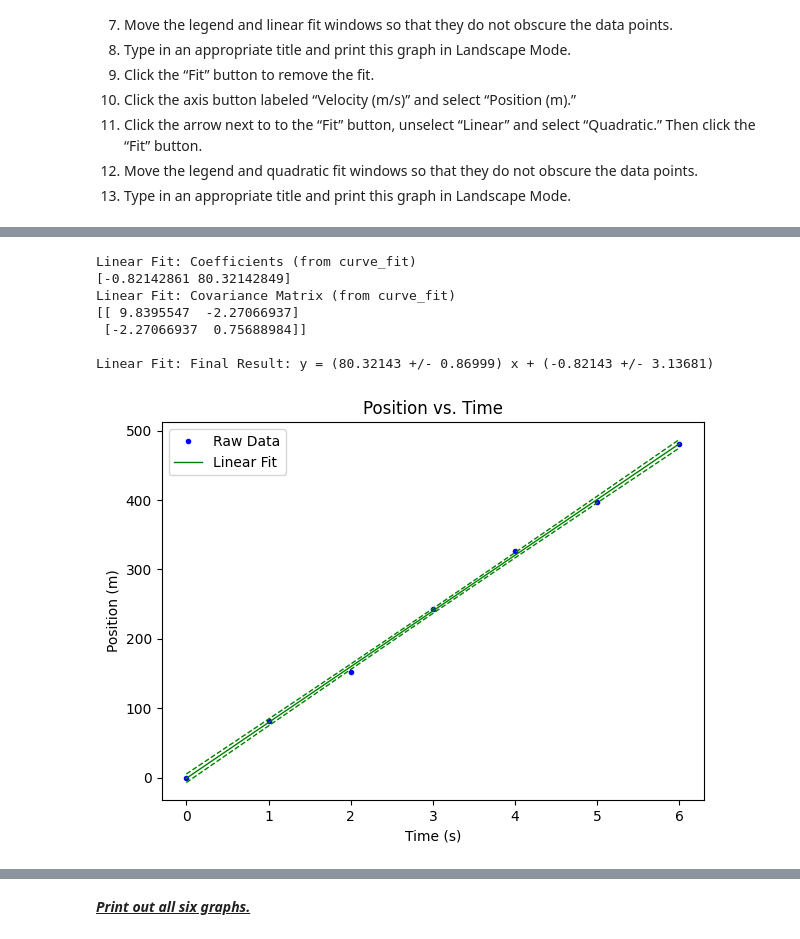
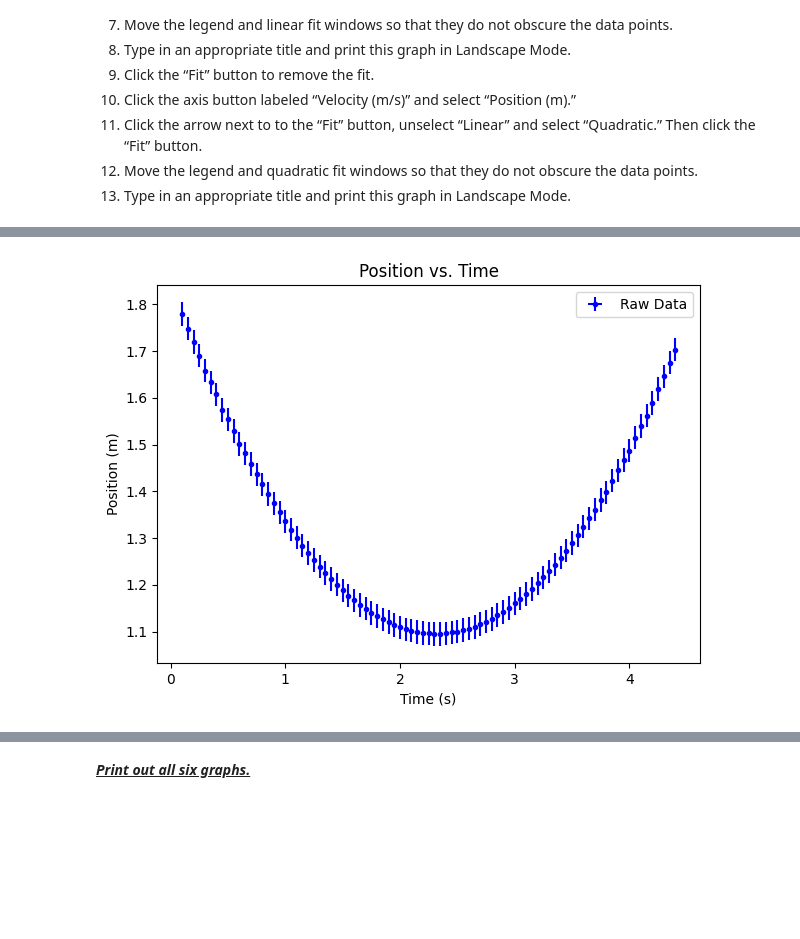
Before and after one commit to nmack21/PhysicsLabs, a Jupyter notebook: PHYS201/Lab2.ipynb, the cells around one changed output, grey strips where cells are left out. Cells and saved outputs as stored; diff of their text form; code cells hidden in the pictures; blank space fills up the shorter version.

```diff
--- a/PHYS201/Lab2.ipynb
+++ b/PHYS201/Lab2.ipynb
@@ -520,54 +520,39 @@ Section 3: Final Result: y = (-0.00352 +/- 0.00317) x + (-0.85480 +/- 0.13620)
 # %%
 # Position vs. Time Graph (accelerated)
 
-# Reads the name of the csv file and gets the data
-df = pd.read_csv("./ExampleFiles/Position vs Time test.csv")
-
-# Prints information about the file
-#df.info()
-
-print("")
-
 # Defines the x and y values
-time = df.filter(['Time (s)'], axis=1).dropna()
-position = df.filter(['Position (m)'], axis=1).dropna()
+time = df.filter(['Time (s) Run #1'], axis=1).dropna()
+position = df.filter(['Position (m) Run #1'], axis=1).dropna()
 
 # Create a figure of reasonable size and resolution, white background, black edge color
 fig=plt.figure(figsize=(7,5), dpi= 100, facecolor='w', edgecolor='k')
 
 # Gets the data values for x and y
 x_data = time.values.reshape(-1, 1)
 y_data = position.values.reshape(-1, 1)
-xi = df['Time (s)'].to_numpy()
-yi = df['Position (m)'].to_numpy()
+xi = df['Time (s) Run #1'].to_numpy()
+yi = df['Position (m) Run #1'].to_numpy()
 
 # Creates the base plot with titles
 # df.plot(x='Time (s)', y='Position (m)', kind ='scatter')
-plt.plot(x_data,y_data,'b.',label='Raw Data')
+plt.errorbar(x_data,y_data,Delta_t,Delta_x,'b.',label='Raw Data')
 plt.ylabel('Position (m)')
 plt.xlabel('Time (s)')
 plt.title('Position vs. Time')
 
 # Takes the x and y values to make a trendline
 #intercept, slope = linear_fit_plot(x_data,y_data)
-intercept, slope, dintercept, dslope = linear_fit_plot_errors(xi,yi,linestring='g-')
+#intercept, slope, dintercept, dslope = linear_fit_plot_errors(xi,yi,linestring='g-')
 
 # Adds the legend to the plot
 plt.legend()
 
 # Displays the plot
 plt.show()
 
 print("")
 # %% [output]
-Linear Fit: Coefficients (from curve_fit)
-[-0.82142861 80.32142849]
-Linear Fit: Covariance Matrix (from curve_fit)
-[[ 9.8395547  -2.27066937]
- [-2.27066937  0.75688984]]
-
-Linear Fit: Final Result: y = (80.32143 +/- 0.86999) x + (-0.82143 +/- 3.13681)
-[figure, old version]
+[figure, new version]
 # %%
 # Velocity vs. Time Graph (Accelerated Motion)
 
```
Also changed, not shown: parts of 3 cells of this notebook.
